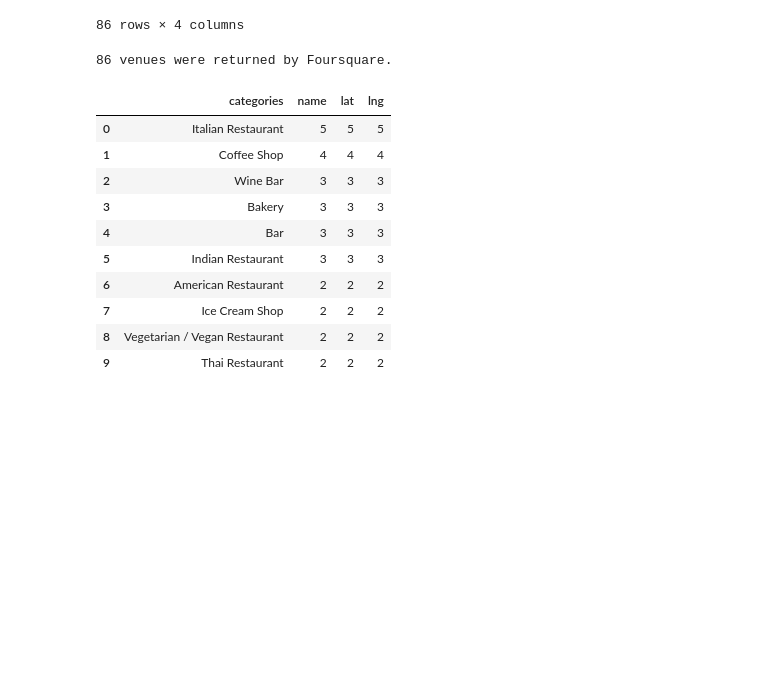
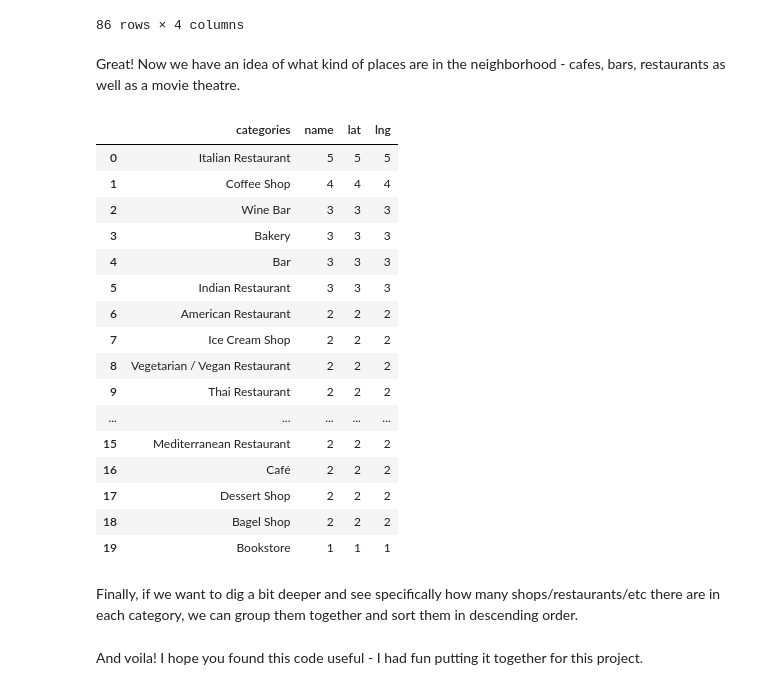
Before and after one commit to colefairbanks/Coursera_Capstone, a Jupyter notebook: capstone_script.ipynb, the cells around one changed output. Cells and saved outputs as stored; diff of their text form; code cells hidden in the pictures; blank space fills up the shorter version.

```diff
--- a/capstone_script.ipynb
+++ b/capstone_script.ipynb
@@ -414,22 +423,30 @@ nearby_venues
 | 84 | Tal Bagels | Bagel Shop | 40.791141 | -73.974329 |
 | 85 | Blondies Sports | Sports Bar | 40.783487 | -73.979111 |
 86 rows × 4 columns
-# %%
-print('{} venues were returned by Foursquare.'.format(nearby_venues.shape[0]))
-# %% [output]
-86 venues were returned by Foursquare.
+# %% [markdown]
+Great! Now we have an idea of what kind of places are in the neighborhood - cafes, bars, restaurants as well as a movie theatre.
 # %%
 uws_grouped = nearby_venues.groupby('categories').count().sort_values(["name"],ascending=False).reset_index()
-uws_grouped.head(10)
+uws_grouped.head(20)
 # %% [output]
 |  | categories | name | lat | lng |
 | 0 | Italian Restaurant | 5 | 5 | 5 |
 | 1 | Coffee Shop | 4 | 4 | 4 |
 | 2 | Wine Bar | 3 | 3 | 3 |
 | 3 | Bakery | 3 | 3 | 3 |
 | 4 | Bar | 3 | 3 | 3 |
 | 5 | Indian Restaurant | 3 | 3 | 3 |
 | 6 | American Restaurant | 2 | 2 | 2 |
 | 7 | Ice Cream Shop | 2 | 2 | 2 |
 | 8 | Vegetarian / Vegan Restaurant | 2 | 2 | 2 |
 | 9 | Thai Restaurant | 2 | 2 | 2 |
+| ... | ... | ... | ... | ... |
+| 15 | Mediterranean Restaurant | 2 | 2 | 2 |
+| 16 | Café | 2 | 2 | 2 |
+| 17 | Dessert Shop | 2 | 2 | 2 |
+| 18 | Bagel Shop | 2 | 2 | 2 |
+| 19 | Bookstore | 1 | 1 | 1 |
+# %% [markdown]
+Finally, if we want to dig a bit deeper and see specifically how many shops/restaurants/etc there are in each category, we can group them together and sort them in descending order.
+# %% [markdown]
+And voila! I hope you found this code useful - I had fun putting it together for this project.
```
Also changed, not shown: parts of 11 cells of this notebook.
